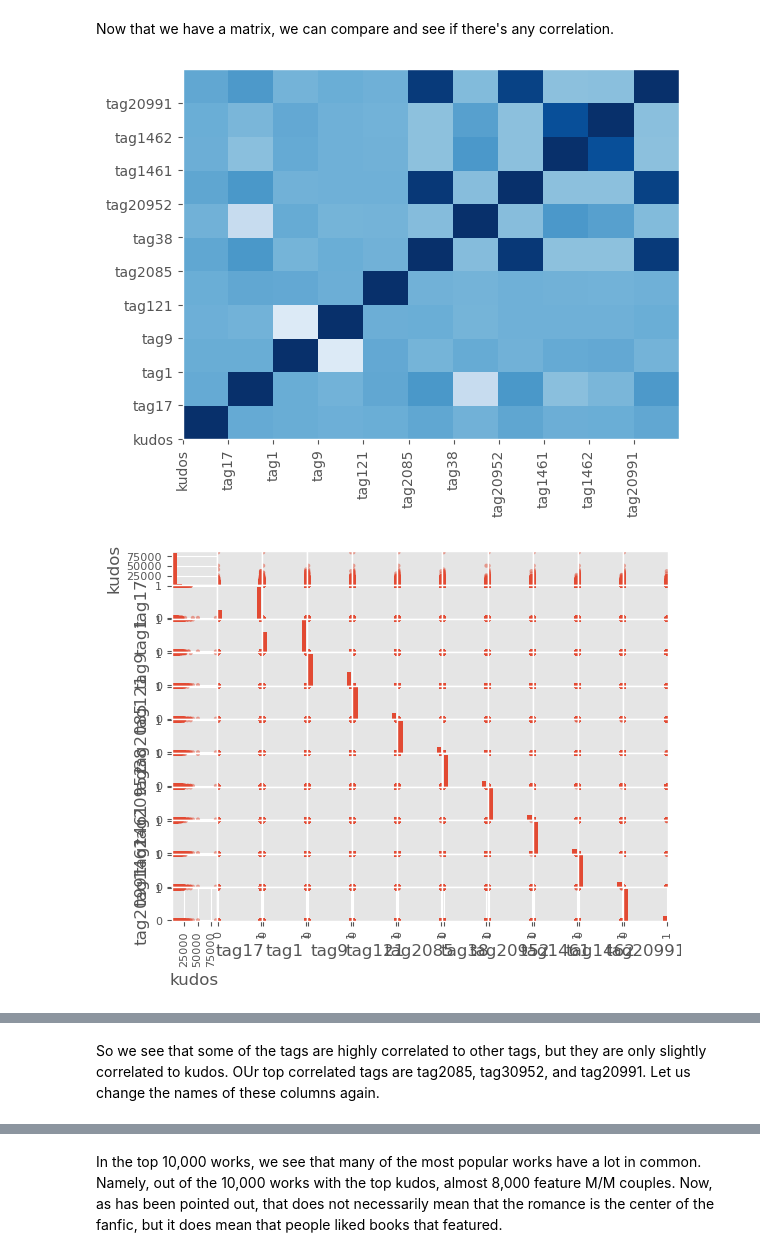
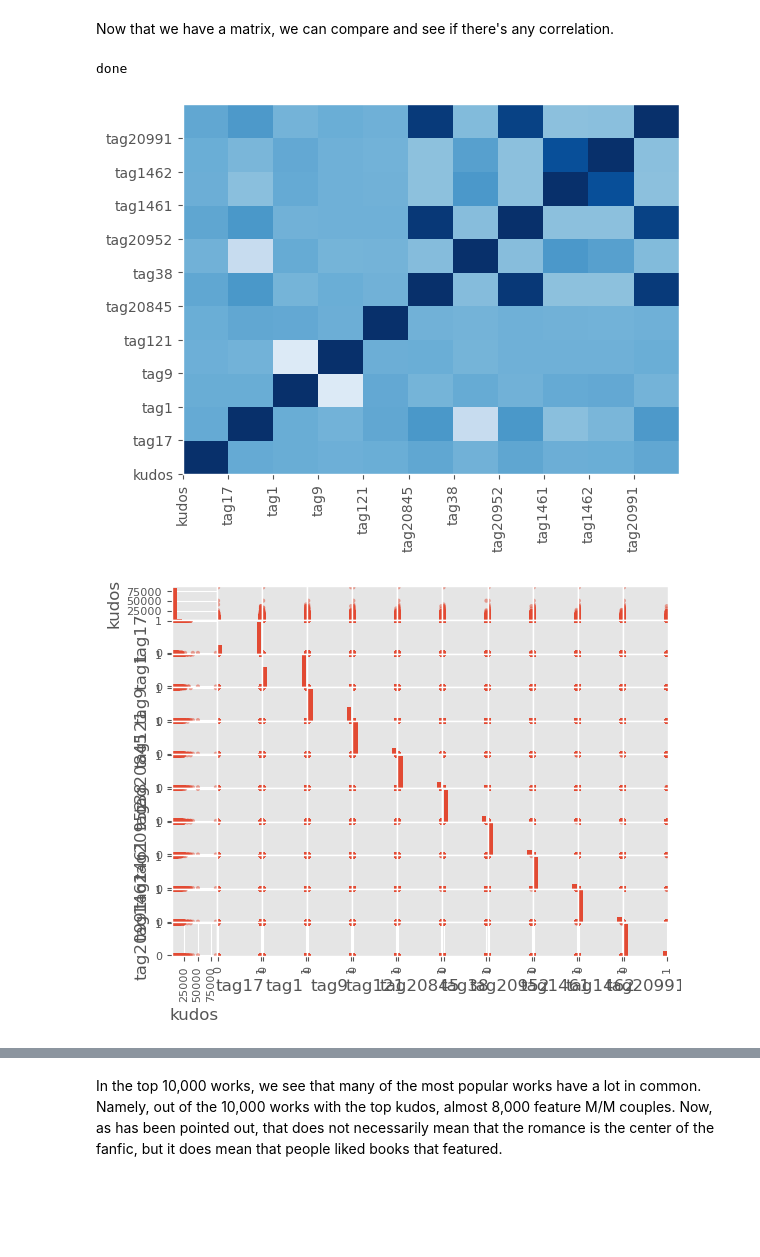
Before and after one commit to bekwashburn/COMP5360_Final_Project, a Jupyter notebook: COMP5360_data_CodeCat/Tags-Assessment.ipynb, the cells around one changed output, grey strips where cells are left out. Saved outputs shown, nothing was run; the diff lists cells and outputs as text; code cells hidden in the pictures; blank space fills up the shorter version.

Commit message:
Almost done
will be back on around 1 to finish transferring before 3.

```diff
--- a/COMP5360_data_CodeCat/Tags-Assessment.ipynb
+++ b/COMP5360_data_CodeCat/Tags-Assessment.ipynb
@@ -327,22 +358,38 @@ print('done')
+# %%
+import os
+
+# This bit creates a csv of the Data Frame from the above code
+
+# DO NOT RUN!
+
+try:
+    os.remove('corr_kudos.csv')
+except:
+    pass
+
+num_data_copy.to_csv('corr_kudos.csv')
+print('done')
+# %% [output]
+done
 # %%
 num_data_stuff = pd.read_csv("corr_kudos.csv")
 
 
 corr_data = num_data_stuff.copy(deep=True)
-corr_data = corr_data[corr_data.columns[corr_data.columns.isin(["id", "kudos","tag17", "tag1", "tag9", "tag121", "tag2085", "tag38", "tag20952", "tag1461", "tag1462", "tag20991"])]]
+corr_data = corr_data[corr_data.columns[corr_data.columns.isin([ "kudos","tag17", "tag1", "tag9", "tag121", "tag20845", "tag38", "tag20952", "tag1461", "tag1462", "tag20991"])]]
 
-corr_data = corr_data.drop(["id"], axis =1)
+
 
 corred_data = corr_data.corr()
 heatmap = plt.pcolor(corred_data, cmap=plt.cm.Blues, vmin=-1, vmax=1)
-plt.xticks(ticks=range(0,11),labels=corred_data.columns,  rotation=90)
-plt.yticks(ticks=range(0,11),labels=corred_data.columns)
+plt.xticks(ticks=range(len(corr_data.columns)),labels=corred_data.columns,  rotation=90)
+plt.yticks(ticks=range(len(corr_data.columns)),labels=corred_data.columns)
 
 # Using technique like Noble to label.
 plt.show()
 pd.plotting.scatter_matrix(corr_data)
 plt.show()
 corred_data
 # %% [output]
-[figure, old version]
+[figure, new version]
 [figure]
@@ -358,5 +405,3 @@ corred_data
 | tag1461 | -0.002340 | -0.151215 | 0.033773 | -0.018049 | -0.024278 | -0.169657 | 0.192588 | -0.161251 | 1.000000 | 0.760938 | -0.156439 |
 | tag1462 | 0.003846 | -0.074655 | 0.049000 | -0.016092 | -0.035593 | -0.169143 | 0.120956 | -0.160770 | 0.760938 | 1.000000 | -0.155963 |
 | tag20991 | 0.059342 | 0.181207 | -0.039751 | 0.003670 | -0.017100 | 0.919904 | -0.115088 | 0.864624 | -0.156439 | -0.155963 | 1.000000 |
-# %% [markdown]
-So we see that some of the tags are highly correlated to other tags, but they are only slightly correlated to kudos. OUr top correlated tags are tag2085, tag30952, and tag20991. Let us change the names of these columns again.
```
Also changed, not shown: parts of 7 cells of this notebook, 1 other file.
